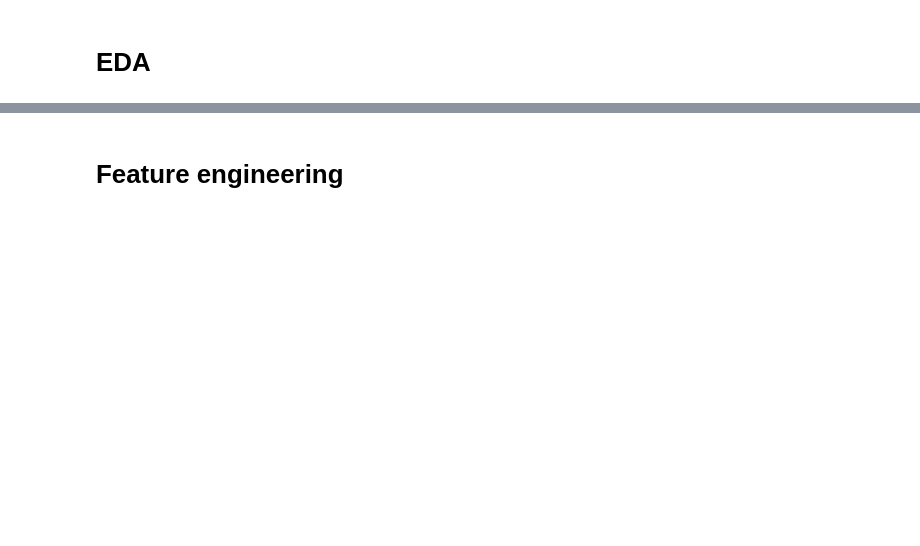
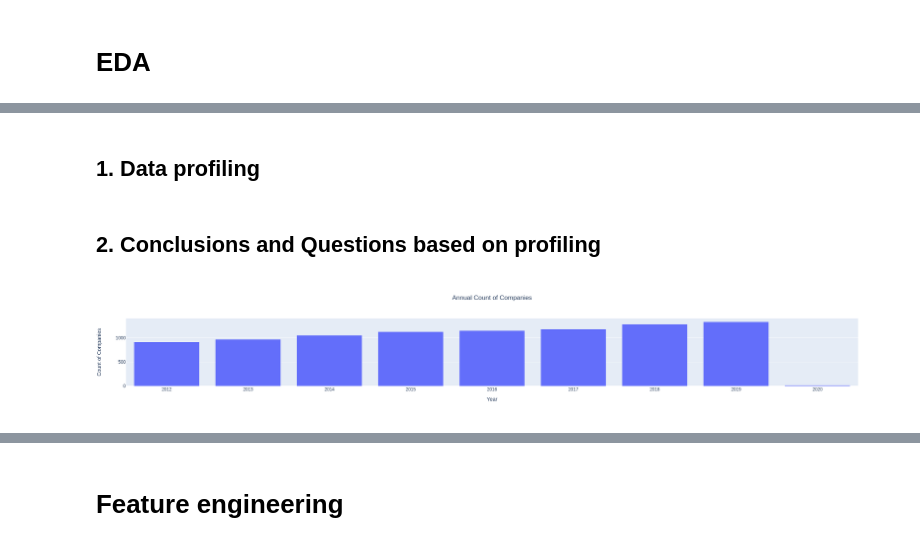
Before and after one commit to AdamPrzychodniPrivate/scope-3-emissions-prediction, a Jupyter notebook: notebooks/experiment.ipynb, the cells around one changed output, grey strips where cells are left out. Drawn from its saved outputs; the diff is of its cells as text; code cells hidden in the pictures; blank space fills up the shorter version.

```diff
--- a/notebooks/experiment.ipynb
+++ b/notebooks/experiment.ipynb
@@ -138 +123,3 @@ shape: (5, 55)
+# %% [markdown]
+## 1. Data profiling
 # %%
@@ -180,0 +170,27 @@ data_profiling(df_eda)
+# %% [markdown]
+## 2. Conclusions and Questions based on profiling
+# %%
+# FROM HOW MANY YEARS DO WE HAVE DATA?
+
+fig = go.Figure(data=[go.Histogram(x=df['Year'])])
+
+# Update layout for the figure
+fig.update_layout(
+    title_text="Annual Count of Companies",
+    title_x=0.5,  # center the title
+    xaxis_title_text='Year',
+    yaxis_title_text='Count of Companies',
+    bargap=0.2,  # gap between bars
+    autosize=True,
+    yaxis=dict(
+        automargin=True,
+        title_standoff=30
+    ),
+)
+
+# Update yaxis settings
+fig.update_yaxes(automargin=True)
+
+fig.show()
+# %% [output]
+[figure, added]
```
Also changed, not shown: parts of 22 cells of this notebook, 1 other file.
